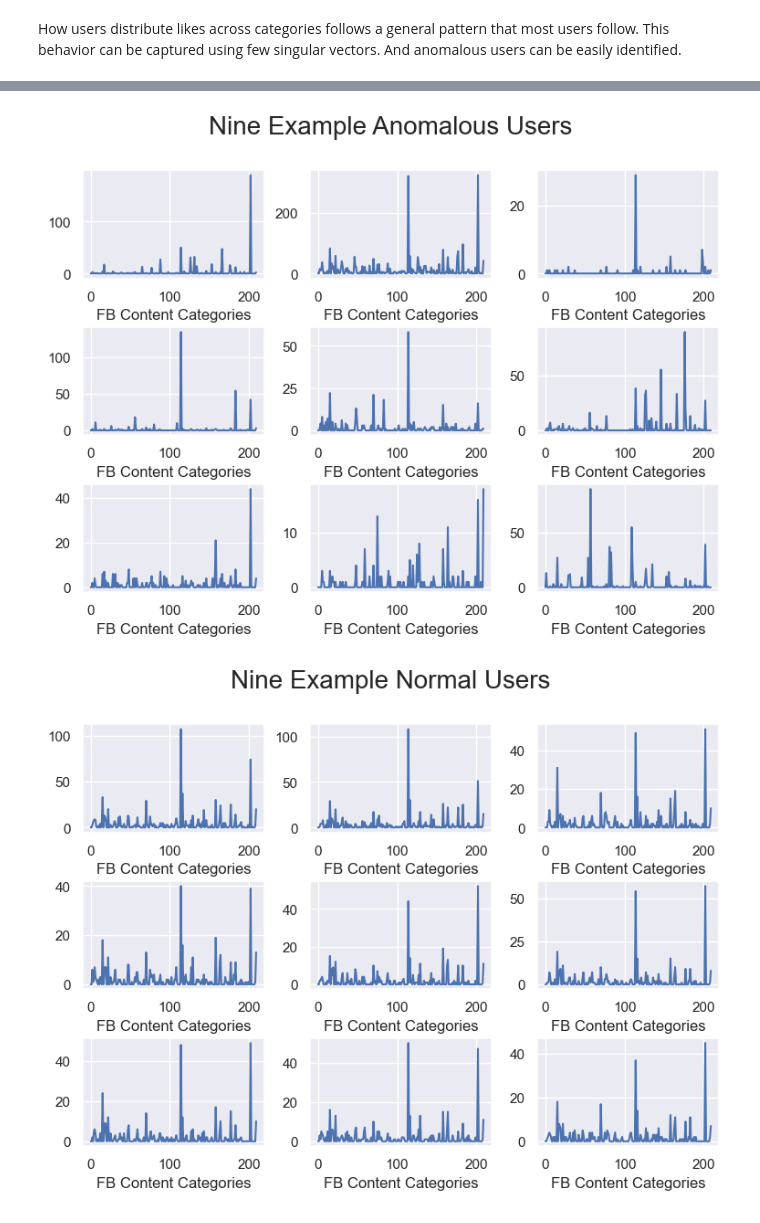
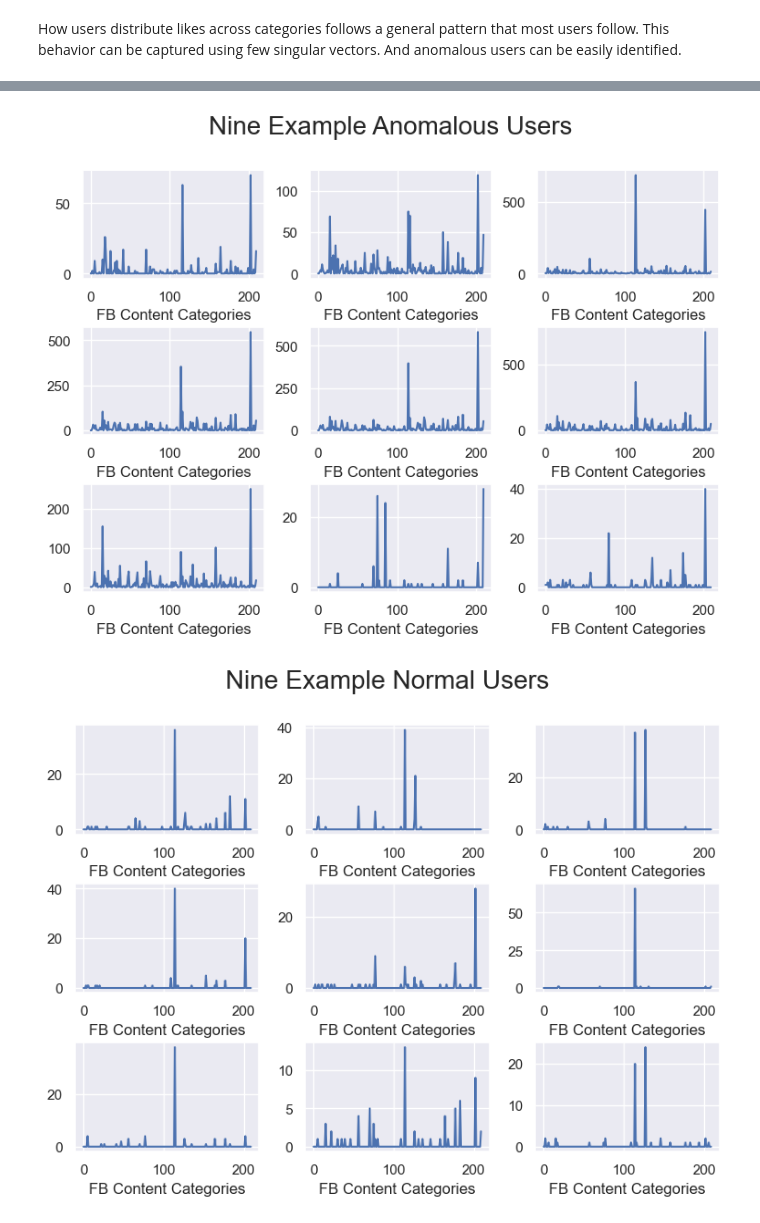
Before and after one commit to gallettilance/Data-Science-Fundamentals, a Jupyter notebook: lecture_10/worksheet_10.ipynb, the cells around one changed output, grey strips where cells are left out. Cells and saved outputs as stored; diff of their text form; code cells hidden in the pictures.

```diff
--- a/lecture_10/worksheet_10.ipynb
+++ b/lecture_10/worksheet_10.ipynb
@@ -274,7 +274,7 @@ plt.plot(s)
 _ = plt.title('Singular Values of Spatial Like Matrix')
 plt.show()
 
-RANK = 200
+RANK = 50
 scopy = s.copy()
 scopy[RANK:] = 0.
 N = u @ np.diag(scopy) @ vt
@@ -319,2 +319,2 @@ plt.show()
-[figure, old version]
+[figure, new version]
-[figure, old version]
+[figure, new version]
```
Also changed, not shown: parts of 7 cells of this notebook, 1 other file.
